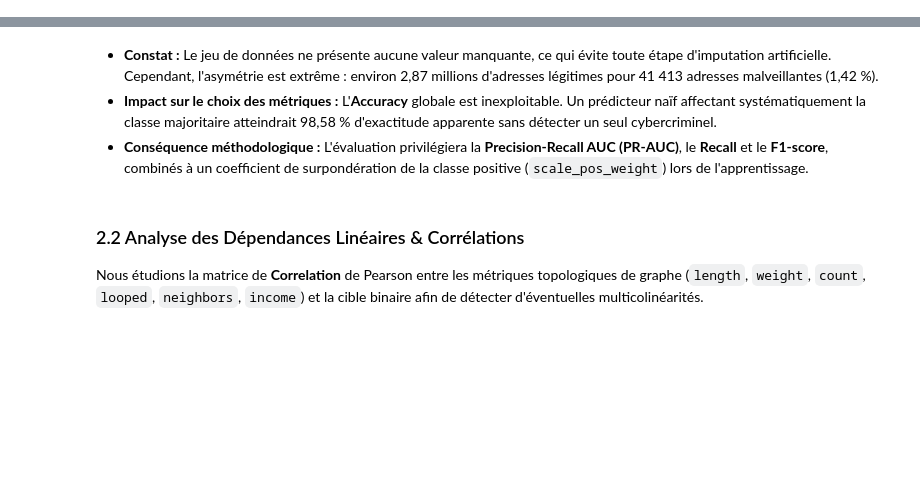
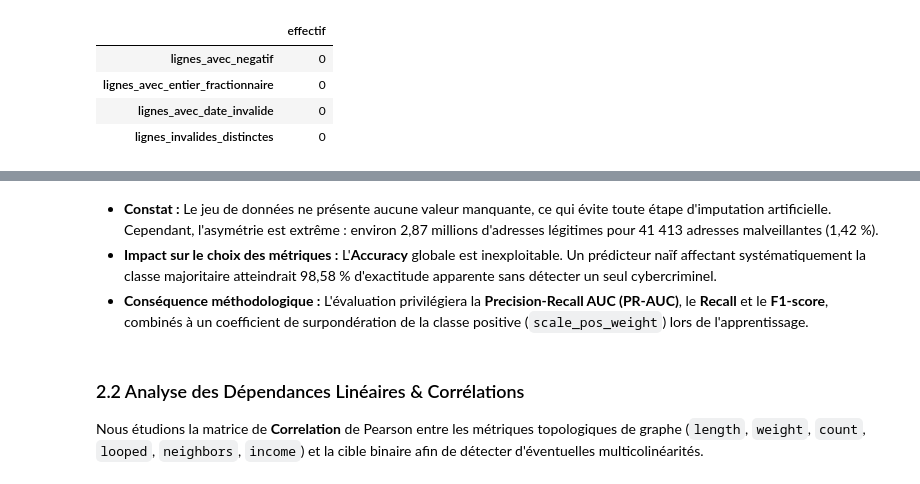
Before and after one commit to theo-mcl/ml-dm-bitcoin-heist, a Jupyter notebook: notebook.ipynb, the cells around one changed output, grey strips where cells are left out. Drawn from its saved outputs; the diff is of its cells as text; code cells hidden in the pictures; blank space fills up the shorter version.

```diff
--- a/notebook.ipynb
+++ b/notebook.ipynb
@@ -53,0 +119,94 @@ RAM Usage: 114.05 MB
+# %%
+# Compter les manquants avant toute conversion, après retrait des doublons.
+missing_before = df[required_cols].isna().sum()
+
+# Une chaîne vide est aussi une donnée manquante.
+for col in ["address", "label"]:
+    df[col] = df[col].astype("string").str.strip().replace("", pd.NA)
+
+conversion_report = []
+
+for col in numeric_cols:
+    original = df[col]
+    converted = pd.to_numeric(original, errors="coerce")
+
+    # Un texte non convertible devient NaN ; un infini devient également NaN.
+    n_unreadable = int((original.notna() & converted.isna()).sum())
+    n_infinite = int(converted.isin([np.inf, -np.inf]).sum())
+    df[col] = converted.replace([np.inf, -np.inf], np.nan)
+
+    conversion_report.append({
+        "variable": col,
+        "non_convertibles": n_unreadable,
+        "infinis": n_infinite,
+    })
+
+display(pd.DataFrame(conversion_report).set_index("variable"))
+
+missing_report = pd.DataFrame({
+    "manquantes_initiales": missing_before,
+    "manquantes_apres_conversion": df[required_cols].isna().sum(),
+})
+display(missing_report)
+
+print(
+    "Lignes avec au moins une valeur manquante :",
+    int(df[required_cols].isna().any(axis=1).sum())
+)
+
+# Les mesures doivent être non négatives.
+negative_rows = df[numeric_cols].lt(0).any(axis=1)
+
+# Les comptes, années et jours doivent être entiers.
+# Une valeur absente sera traitée à l'étape suivante, pas comme un entier invalide.
+fractional_rows = (
+    df[integer_cols].notna() & df[integer_cols].mod(1).ne(0)
+).any(axis=1)
+
+start_date = pd.Timestamp("2009-01-01")
+today = pd.Timestamp("2026-10-01") #pour la reproductibilité, on fixe la date du jour au premier octobre 2026
+
+year = df["year"]
+day = df["day"]
+
+# Une année bissextile est divisible par 4, sauf certains siècles.
+leap_year = (
+    year.mod(4).eq(0)
+    & (year.mod(100).ne(0) | year.mod(400).eq(0))
+)
+max_day = pd.Series(np.where(leap_year.fillna(False), 366, 365), index=df.index)
+
+valid_year = year.between(2009, today.year) & year.mod(1).eq(0)
+valid_day = day.ge(1) & day.le(max_day) & day.mod(1).eq(0)
+
+# Construire le 1er janvier, puis ajouter day - 1 jours.
+# Int64 accepte les entiers manquants, contrairement au type int classique.
+year_start = pd.to_datetime(
+    year.where(valid_year).astype("Int64").astype("string"),
+    format="%Y",
+    errors="coerce",
+)
+df["date"] = year_start + pd.to_timedelta(
+    day.where(valid_day) - 1, unit="D"
+)
+
+# Si année et jour sont présents, la date doit être valide et non future.
+has_date_fields = df[["year", "day"]].notna().all(axis=1)
+invalid_date_rows = (
+    has_date_fields & ~df["date"].between(start_date, today)
+)
+
+# Les motifs peuvent se recouper : une ligne ne sera retirée qu'une seule fois.
+invalid_rows = negative_rows | fractional_rows | invalid_date_rows
+
+display(pd.Series({
+    "lignes_avec_negatif": int(negative_rows.sum()),
+    "lignes_avec_entier_fractionnaire": int(fractional_rows.sum()),
+    "lignes_avec_date_invalide": int(invalid_date_rows.sum()),
+    "lignes_invalides_distinctes": int(invalid_rows.sum()),
+}, name="effectif").to_frame())
+
+# Conserver les lignes invalides pour pouvoir les examiner.
+data_invalid = df.loc[invalid_rows].copy()
+df = df.loc[~invalid_rows].copy()
+# %% [output]
@@ -53,0 +235,5 @@ RAM Usage: 114.05 MB
+|  | effectif |
+| lignes_avec_negatif | 0 |
+| lignes_avec_entier_fractionnaire | 0 |
+| lignes_avec_date_invalide | 0 |
+| lignes_invalides_distinctes | 0 |
```
Also changed, not shown: parts of 18 cells of this notebook, 2 other files.
